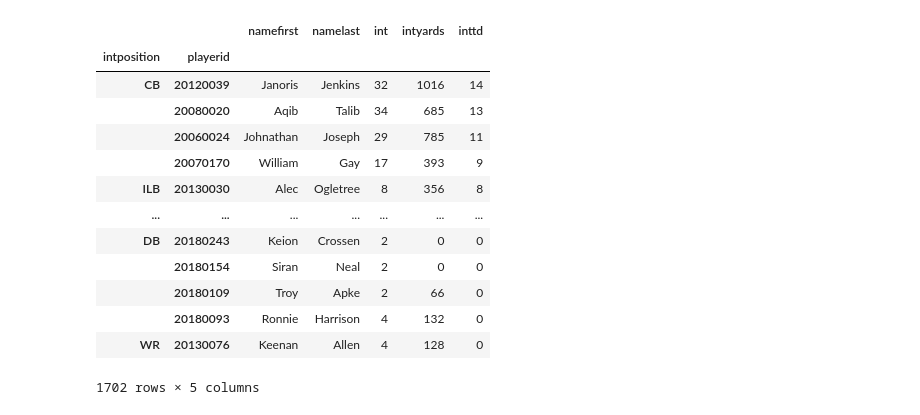
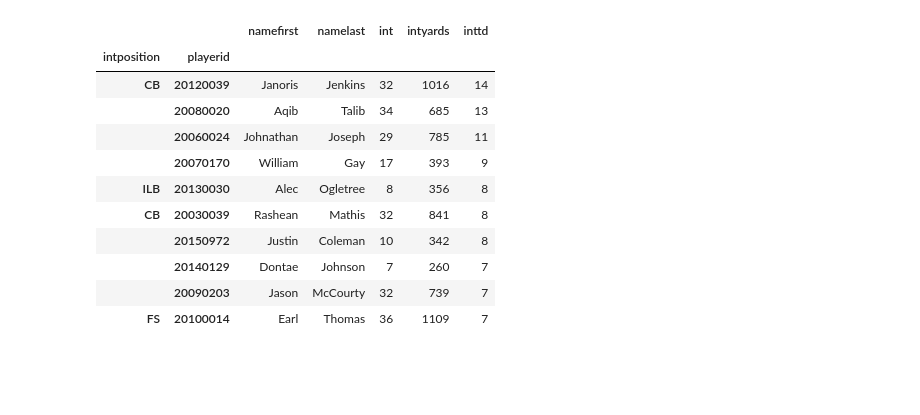
Before and after one commit to grahamendean/ETL-Project, a Jupyter notebook: Code/NFL_Analysis.ipynb, the cells around one changed output. Saved outputs shown, nothing was run; the diff lists cells and outputs as text; code cells hidden in the pictures; blank space fills up the shorter version.

```diff
--- a/Code/NFL_Analysis.ipynb
+++ b/Code/NFL_Analysis.ipynb
@@ -64,18 +58,16 @@ NFL_Total_Intyards
 # %%
-NFL_Total_Inttd = NFL_Int.sort_values(['inttd'],ascending=False)
+NFL_Total_Inttd = NFL_Int.sort_values(['inttd'],ascending=False).head(10)
 NFL_Total_Inttd
 # %% [output]
 |  |  | namefirst | namelast | int | intyards | inttd |
 | intposition | playerid |  |  |  |  |  |
 | CB | 20120039 | Janoris | Jenkins | 32 | 1016 | 14 |
 |  | 20080020 | Aqib | Talib | 34 | 685 | 13 |
 |  | 20060024 | Johnathan | Joseph | 29 | 785 | 11 |
 |  | 20070170 | William | Gay | 17 | 393 | 9 |
 | ILB | 20130030 | Alec | Ogletree | 8 | 356 | 8 |
-| ... | ... | ... | ... | ... | ... | ... |
-| DB | 20180243 | Keion | Crossen | 2 | 0 | 0 |
-|  | 20180154 | Siran | Neal | 2 | 0 | 0 |
-|  | 20180109 | Troy | Apke | 2 | 66 | 0 |
-|  | 20180093 | Ronnie | Harrison | 4 | 132 | 0 |
-| WR | 20130076 | Keenan | Allen | 4 | 128 | 0 |
+| CB | 20030039 | Rashean | Mathis | 32 | 841 | 8 |
+|  | 20150972 | Justin | Coleman | 10 | 342 | 8 |
+|  | 20140129 | Dontae | Johnson | 7 | 260 | 7 |
+|  | 20090203 | Jason | McCourty | 32 | 739 | 7 |
+| FS | 20100014 | Earl | Thomas | 36 | 1109 | 7 |
-1702 rows × 5 columns
```
Also changed, not shown: parts of 8 cells of this notebook.
